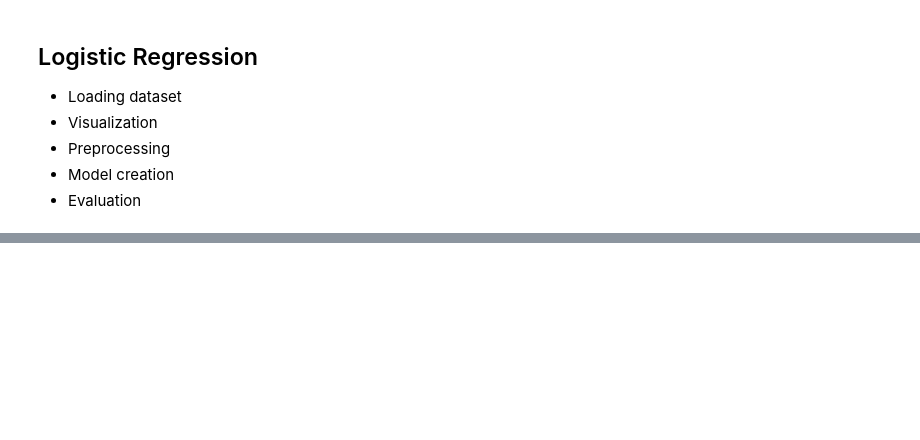
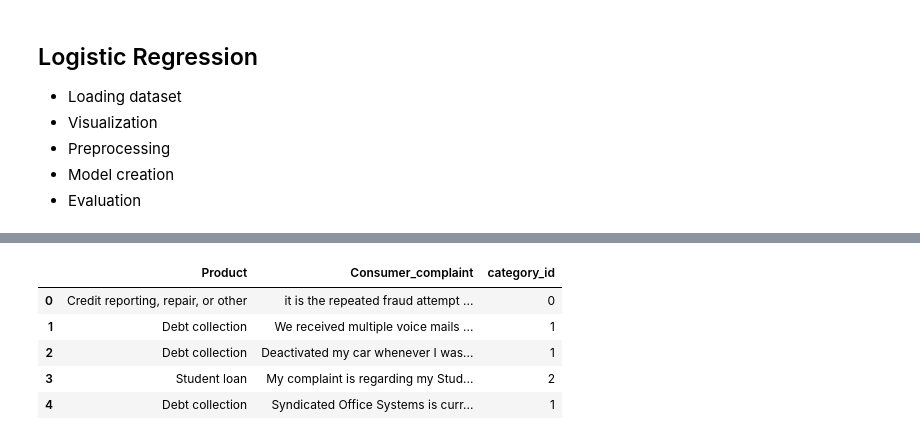
Before and after one commit to cfgong/data_science_nlp_demo, a Jupyter notebook: ML for NLP.ipynb, the cells around one changed output, grey strips where cells are left out. Saved outputs shown, nothing was run; the diff lists cells and outputs as text; code cells hidden in the pictures; blank space fills up the shorter version.

```diff
--- a/ML for NLP.ipynb
+++ b/ML for NLP.ipynb
@@ -181,0 +243,14 @@ F1 score: 0.9386281588447652
+# %%
+# Dictionaries for future use
+category_to_id = dict(category_id_df.values)
+id_to_category = dict(category_id_df[['category_id', 'Product']].values)
+
+# New dataframe
+df.head()
+# %% [output]
+|  | Product | Consumer_complaint | category_id |
+| 0 | Credit reporting, repair, or other | it is the repeated fraud attempt ... | 0 |
+| 1 | Debt collection | We received multiple voice mails ... | 1 |
+| 2 | Debt collection | Deactivated my car whenever I was... | 1 |
+| 3 | Student loan | My complaint is regarding my Stud... | 2 |
+| 4 | Debt collection | Syndicated Office Systems is curr... | 1 |
```
Also changed, not shown: parts of 28 cells of this notebook, 1 other file.
